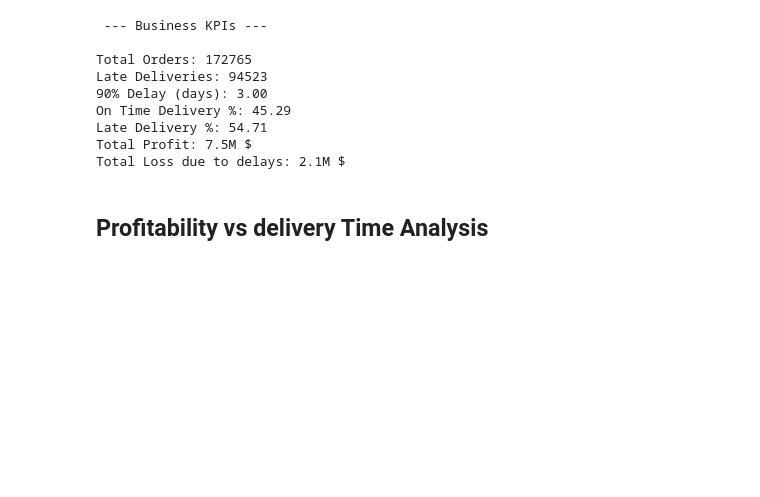
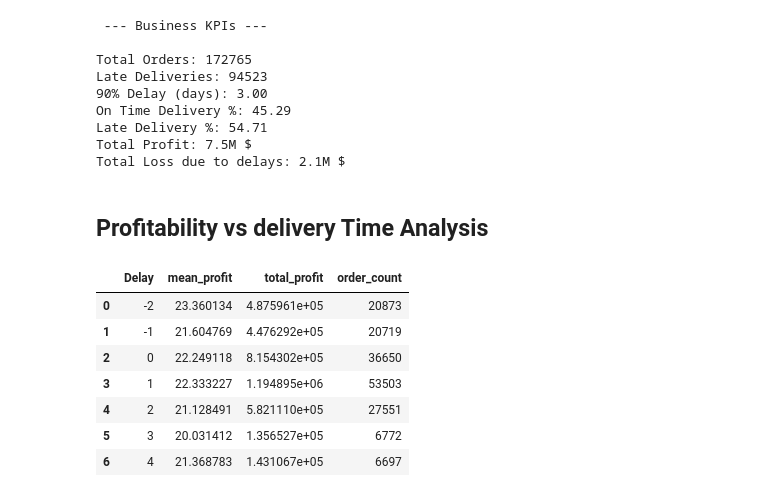
Before and after one commit to bhavsarsahil/Data_Anaylst_Practice, a Jupyter notebook: Data_Analyst_Practice/Data Analysis All Projects/Supply Chain Complate Analysis/Supply Chain Complate Analysis.ipynb, the cells around one changed output. Cells and saved outputs as stored; diff of their text form; code cells hidden in the pictures; blank space fills up the shorter version.

```diff
--- a/Data_Analyst_Practice/Data Analysis All Projects/Supply Chain Complate Analysis/Supply Chain Complate Analysis.ipynb
+++ b/Data_Analyst_Practice/Data Analysis All Projects/Supply Chain Complate Analysis/Supply Chain Complate Analysis.ipynb
@@ -309,3 +309,22 @@ Total Profit: 7.5M $
 Total Loss due to delays: 2.1M $
 # %% [markdown]
 ## Profitability vs delivery Time Analysis
+# %%
+profit_metrics = (
+    df.groupby('Delay')['Order Profit Per Order'].agg(
+        mean_profit ='mean',
+        total_profit = 'sum',
+        order_count = 'count'
+    )
+    .reset_index()
+)
+profit_metrics
+# %% [output]
+|  | Delay | mean_profit | total_profit | order_count |
+| 0 | -2 | 23.360134 | 4.875961e+05 | 20873 |
+| 1 | -1 | 21.604769 | 4.476292e+05 | 20719 |
+| 2 | 0 | 22.249118 | 8.154302e+05 | 36650 |
+| 3 | 1 | 22.333227 | 1.194895e+06 | 53503 |
+| 4 | 2 | 21.128491 | 5.821110e+05 | 27551 |
+| 5 | 3 | 20.031412 | 1.356527e+05 | 6772 |
+| 6 | 4 | 21.368783 | 1.431067e+05 | 6697 |
```
Also changed, not shown: parts of 2 cells of this notebook.
